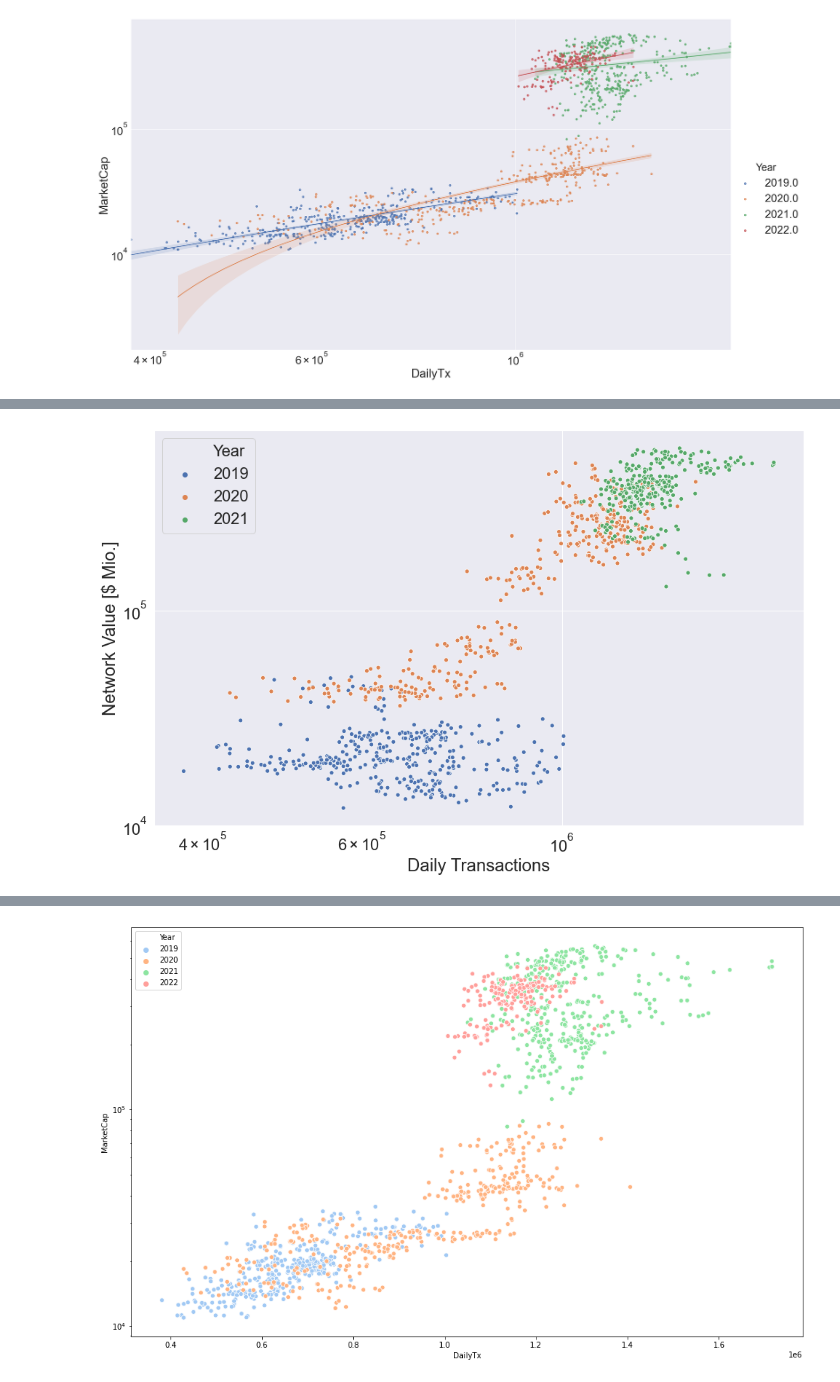
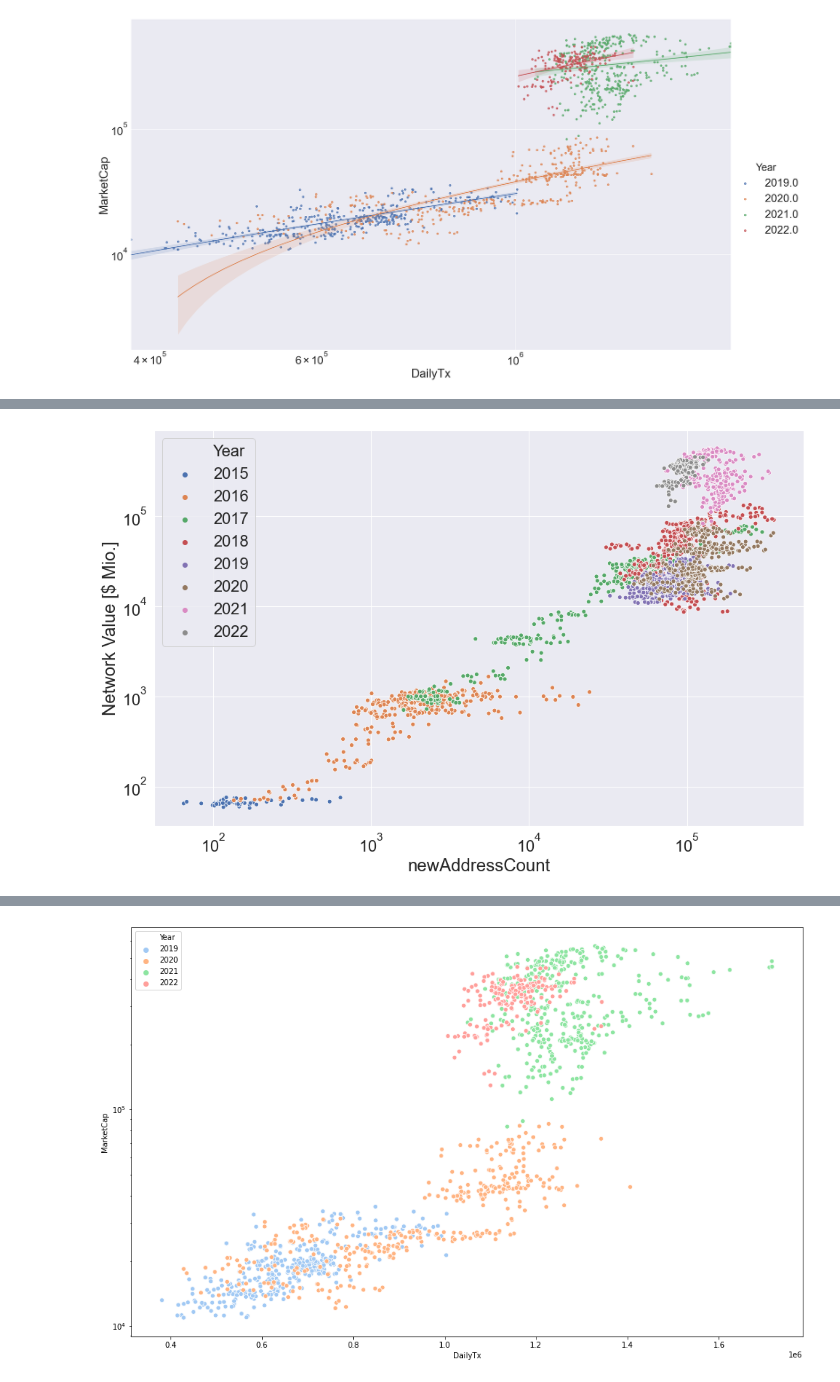
Before and after one commit to Plyeronn/DataScience, a Jupyter notebook: exploration.ipynb, the cells around one changed output, grey strips where cells are left out. Cells and saved outputs as stored; diff of their text form; code cells hidden in the pictures.

```diff
--- a/exploration.ipynb
+++ b/exploration.ipynb
@@ -200,11 +200,11 @@ targ_cols = ['Unique Address Total Count_perchange', 'DailyTx_perchange', 'NetHa
 targ_cols
 target_col = 'MarketCap_perchange'
 targ_frame = pc_frame[targ_cols][1000:]
-pc_dict = corrDictionary(targ_frame, target_col, [ss,se])[['Unique Address Total Count_perchange', 'DailyTx_perchange', 'newAddressCount_perchange']]
+pc_dict = corrDictionary(targ_frame, target_col, [ss,se])[['Unique Address Total Count_perchange', 'DailyTx_perchange','NetHash_perchange', 'newAddressCount_perchange']]
 coltshow = ["Daily Active Users", "Daily Transactions", "Invested Compute Power", "Newly Created Addresses"]
 pc_dict[coltshow[0]] = pc_dict["Unique Address Total Count_perchange"]
 pc_dict[coltshow[1]] = pc_dict["DailyTx_perchange"]
-pc_dict[coltshow[2]] = pc_dict["DailyTx_perchange"]
+pc_dict[coltshow[2]] = pc_dict["NetHash_perchange"]
 pc_dict[coltshow[3]] = pc_dict["newAddressCount_perchange"]
 pc_dict = pc_dict[coltshow]
 arr_m = pc_dict.reset_index().melt('index', var_name = 'cols', value_name = 'vals')
@@ -364,38 +360,38 @@ UFuncTypeError: Cannot cast ufunc 'svd_n_s' input from dtype('O') to dtype('floa
 # %%
 
 
 import math
 # metrics = ["Unique Address Total Count", "DailyTx", "Average Txn Fee (USD)", 'NetHash', "newAddressCount"]
-metrics = ["DailyTx"]
+metrics = ["newAddressCount"]
 target = frame.copy()
 target["Year"] = target["Date(UTC)"].dt.year
-target = target[target["Year"] > 2018]
+# target = target[target["Year"] > 2018]
 
 for metric in metrics:
     fig, ax = plt.subplots(figsize=(16,10))
-    ax.set(yscale="log", xscale="log")
-    p = sns.scatterplot(data = shift_((target),'MarketCap', 228), x = metric, y = "MarketCap", hue="Year", palette="deep")
+    ax.set(yscale="log", xscale = "log")
+    p = sns.scatterplot(data = shift_((target),'MarketCap', 0), x = metric, y = "MarketCap", hue="Year", palette="deep")
     # plot = sns.lineplot(data = frame[150:],ax=ax, x = "Date(UTC)", y = metric)
     plmetr = metric
     if (metric == "Unique Address Total Count"):
         plmetr = "Daily Unique Addresses"
     if (metric == "NetHash"):
         plmetr = "Energy [GH/s]"
     if (metric == "DailyTx"):
         plmetr = "Daily Transactions"
     plot.set(xlabel=plmetr, ylabel= "Network Value [$ Mio.]", title=plmetr + ' vs Metwork Value (log scale)' )
     p.set_ylabel("Network Value [$ Mio.]")
     p.set_xlabel(plmetr)
 
     # max = math.ceil(math.log10(frame[metric].max()))
     # # print(max, frame[metric].min())
     # min = math.ceil(math.log10(frame[metric].min()+0.001))
     # for i in range(min, max):
     #     plot.axhline(10**i, color="black", linestyle="--",)
     name = 'finals/' + '>2018_shifted_MarketCap_vs_' + str(metric)+'_log.png'
     # fig.savefig(name, transparent = False)
 # %% [output]
-[figure, old version]
+[figure, new version]
 # %%
 ss = -50
 se = 400
```
Also changed, not shown: parts of 4 cells of this notebook, 1 other file.
